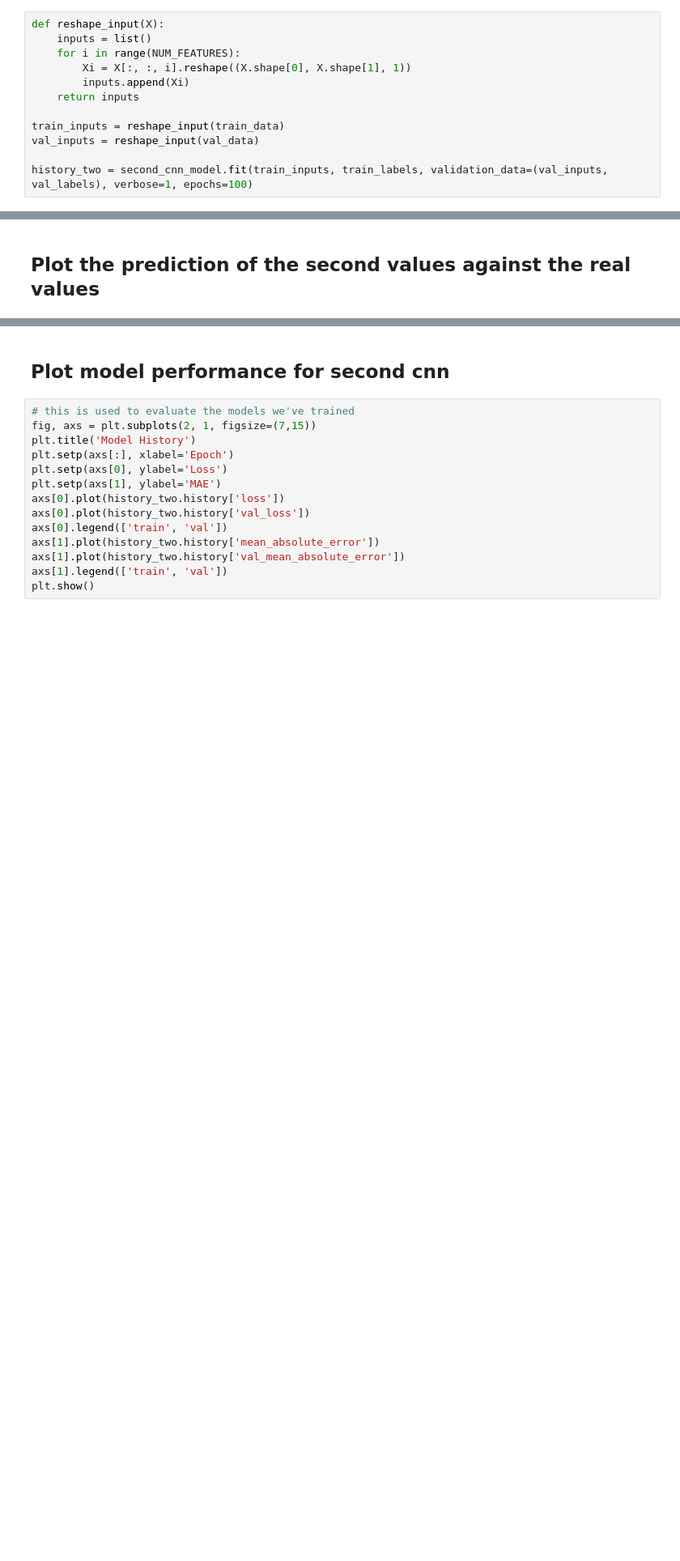
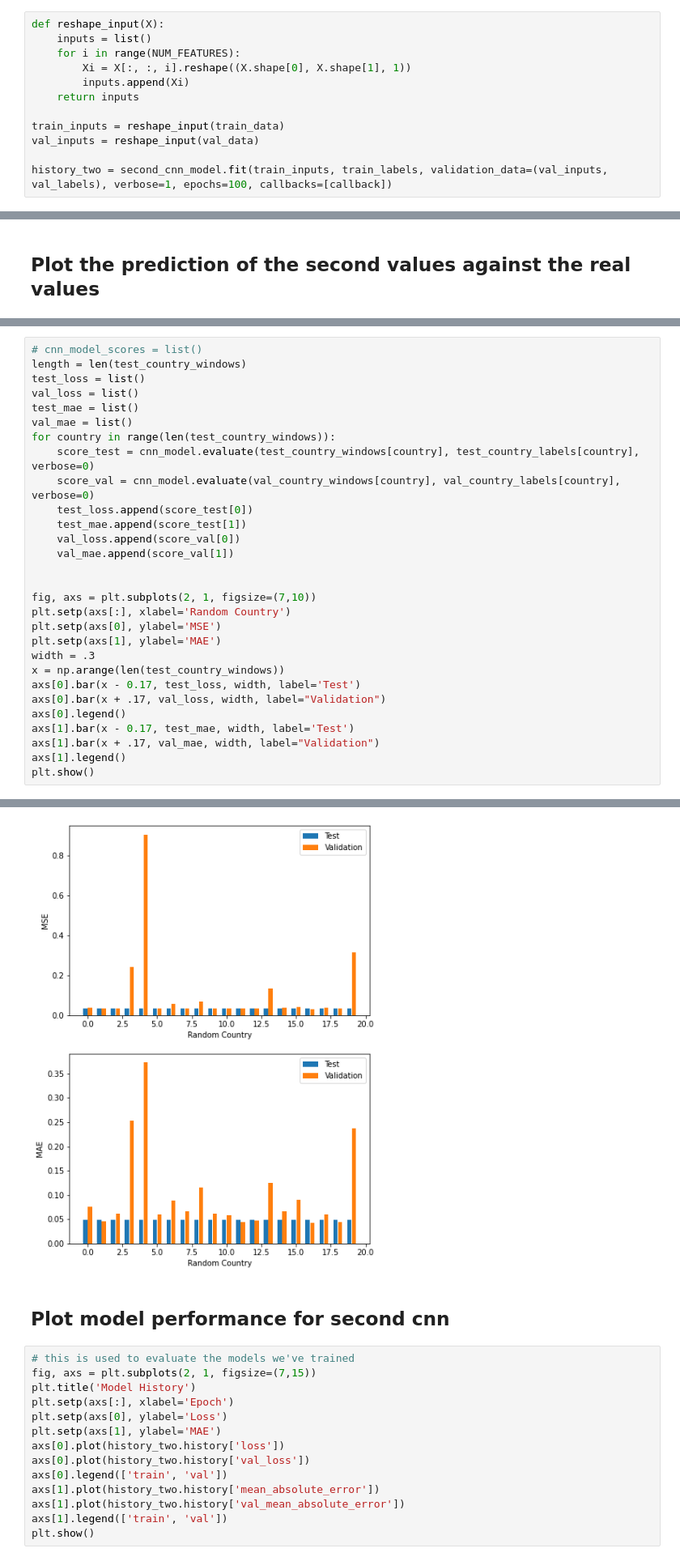
Before and after one commit to kcaruso4/ml_final_proj, a Jupyter notebook: ML_Final_Project_CNN_Model.ipynb, the cells around one changed output, grey strips where cells are left out. Shown at 81% size. Drawn from its saved outputs; the diff is of its cells as text; blank space fills up the shorter version.

```diff
--- a/ML_Final_Project_CNN_Model.ipynb
+++ b/ML_Final_Project_CNN_Model.ipynb
@@ -324,6 +333,6 @@ def reshape_input(X):
 train_inputs = reshape_input(train_data)
 val_inputs = reshape_input(val_data)
 
-history_two = second_cnn_model.fit(train_inputs, train_labels, validation_data=(val_inputs, val_labels), verbose=1, epochs=100)
+history_two = second_cnn_model.fit(train_inputs, train_labels, validation_data=(val_inputs, val_labels), verbose=1, epochs=100, callbacks=[callback])
 # %% [output]
 Epoch 1/100
@@ -476,0 +489,30 @@ plt.show()
+# %%
+# cnn_model_scores = list()
+length = len(test_country_windows)
+test_loss = list()
+val_loss = list()
+test_mae = list()
+val_mae = list()
+for country in range(len(test_country_windows)):
+    score_test = cnn_model.evaluate(test_country_windows[country], test_country_labels[country], verbose=0)
+    score_val = cnn_model.evaluate(val_country_windows[country], val_country_labels[country], verbose=0)
+    test_loss.append(score_test[0])
+    test_mae.append(score_test[1])
+    val_loss.append(score_val[0])
+    val_mae.append(score_val[1])
+
+
+fig, axs = plt.subplots(2, 1, figsize=(7,10))
+plt.setp(axs[:], xlabel='Random Country')
+plt.setp(axs[0], ylabel='MSE')
+plt.setp(axs[1], ylabel='MAE')
+width = .3
+x = np.arange(len(test_country_windows))
+axs[0].bar(x - 0.17, test_loss, width, label='Test')
+axs[0].bar(x + .17, val_loss, width, label="Validation")
+axs[0].legend()
+axs[1].bar(x - 0.17, test_mae, width, label='Test')
+axs[1].bar(x + .17, val_mae, width, label="Validation")
+axs[1].legend()
+plt.show()
+# %% [output]
@@ -477,3 +522,4 @@ plt.show()
+[figure, added]
 # %% [markdown]
 ## Plot model performance for second cnn
 # %%
```
Also changed, not shown: parts of 16 cells of this notebook.
